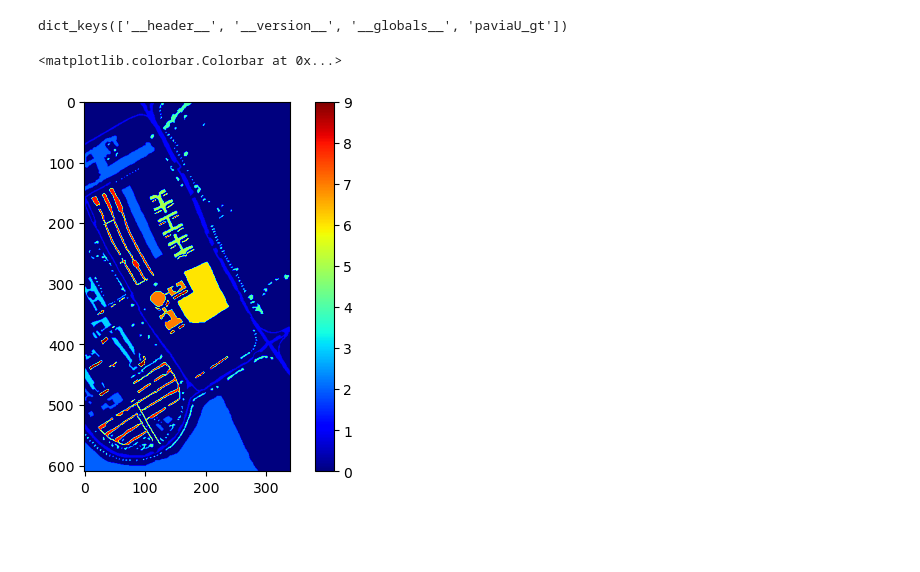
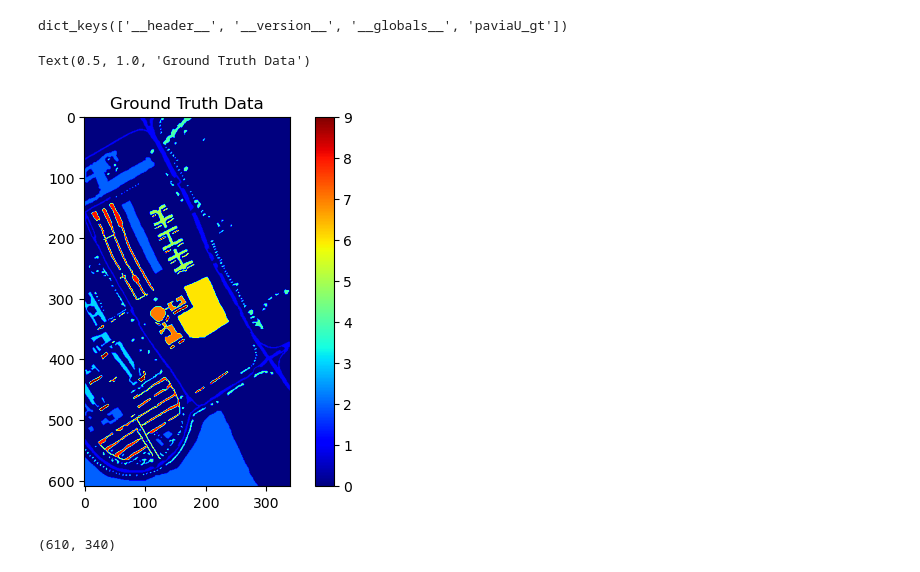
Before and after one commit to SagarLekhak/IMG_689_Graduate_Special_Topics, a Jupyter notebook: ml_2/hw_3.ipynb, the cells around one changed output. Saved outputs shown, nothing was run; the diff lists cells and outputs as text; code cells hidden in the pictures; blank space fills up the shorter version.

Commit message:
Visualized data and ground truth.

```diff
--- a/ml_2/hw_3.ipynb
+++ b/ml_2/hw_3.ipynb
@@ -218,7 +182,12 @@ paviaU_gt = pavia_gt['paviaU_gt']
 # %%
 # Display the ground truth data
 plt.imshow(paviaU_gt, cmap='jet')
 plt.colorbar()
+plt.title('Ground Truth Data')
 # %% [output]
-<matplotlib.colorbar.Colorbar at 0x...>
+Text(0.5, 1.0, 'Ground Truth Data')
-[figure, old version]
+[figure, new version]
+# %%
+paviaU_gt.shape
+# %% [output]
+(610, 340)
```
Also changed, not shown: parts of 33 cells of this notebook.
